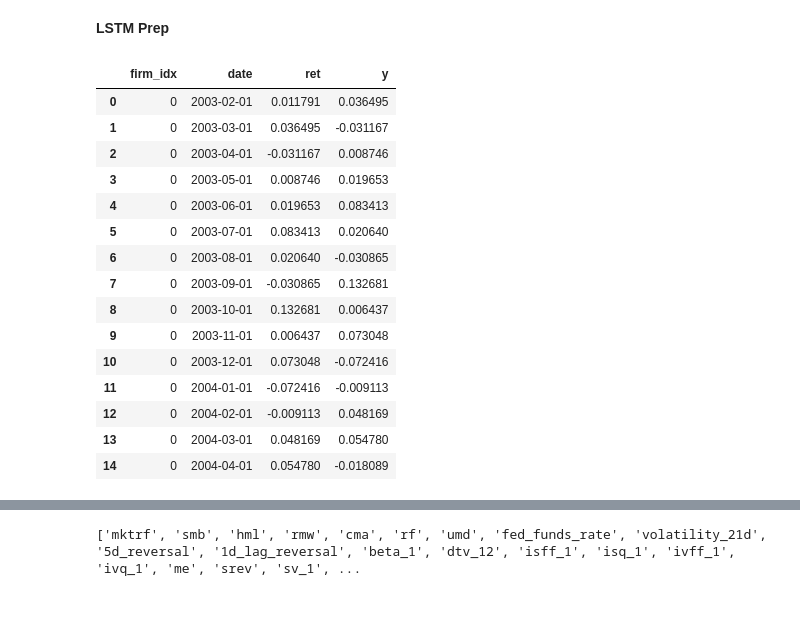
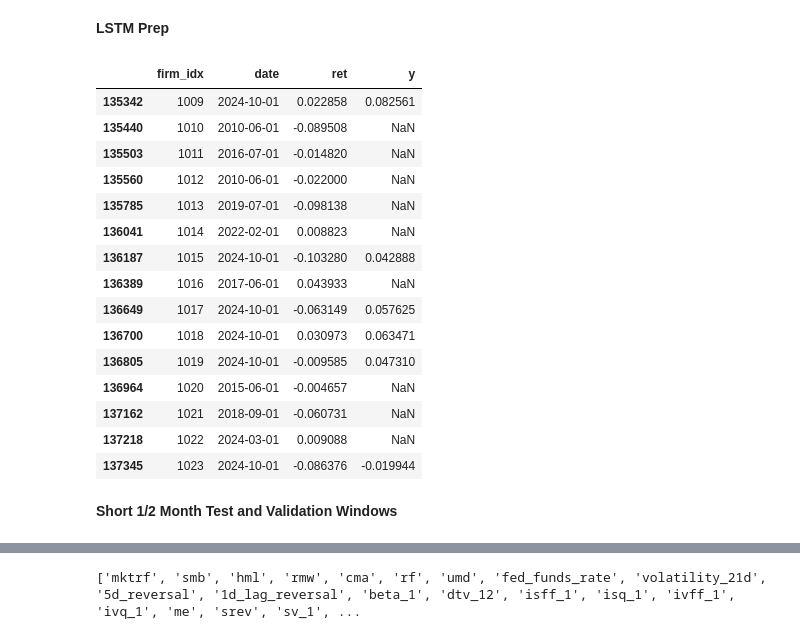
Before and after one commit to nilsberzins/SDF-Research, a Jupyter notebook: SDF-AP Data Current.ipynb, the cells around one changed output, grey strips where cells are left out. Saved outputs shown, nothing was run; the diff lists cells and outputs as text; code cells hidden in the pictures; blank space fills up the shorter version.

Commit message:
Prep for including both long + short term val/test windows

```diff
--- a/SDF-AP Data Current.ipynb
+++ b/SDF-AP Data Current.ipynb
@@ -592,24 +581,35 @@ temp['firm_idx'] = temp['comp_name'].map(firm_vocab)
 ind_vocab = {g:i for i,g in enumerate(sorted(temp['Major Group'].unique()))}
 temp['industry_idx'] = temp['Major Group'].map(ind_vocab)
 # %%
-temp[['firm_idx', 'date', 'ret', 'y']].head(15)
+# temp[['firm_idx', 'date', 'ret', 'y']]
+
+# temp[['firm_idx', 'date', 'ret', 'y']]
+
+# keep the last row before 2024-11-30 for each firm_idx (so firm_idx is unique)
+temp.loc[
+	temp['date'] < pd.to_datetime('2024-11-01')
+].sort_values(['firm_idx', 'date']).groupby('firm_idx', sort=False).tail(1)[
+	['firm_idx', 'date', 'ret', 'y']
+].tail(15)
 # %% [output]
 |  | firm_idx | date | ret | y |
-| 0 | 0 | 2003-02-01 | 0.011791 | 0.036495 |
-| 1 | 0 | 2003-03-01 | 0.036495 | -0.031167 |
-| 2 | 0 | 2003-04-01 | -0.031167 | 0.008746 |
-| 3 | 0 | 2003-05-01 | 0.008746 | 0.019653 |
-| 4 | 0 | 2003-06-01 | 0.019653 | 0.083413 |
-| 5 | 0 | 2003-07-01 | 0.083413 | 0.020640 |
-| 6 | 0 | 2003-08-01 | 0.020640 | -0.030865 |
-| 7 | 0 | 2003-09-01 | -0.030865 | 0.132681 |
-| 8 | 0 | 2003-10-01 | 0.132681 | 0.006437 |
-| 9 | 0 | 2003-11-01 | 0.006437 | 0.073048 |
-| 10 | 0 | 2003-12-01 | 0.073048 | -0.072416 |
-| 11 | 0 | 2004-01-01 | -0.072416 | -0.009113 |
-| 12 | 0 | 2004-02-01 | -0.009113 | 0.048169 |
-| 13 | 0 | 2004-03-01 | 0.048169 | 0.054780 |
-| 14 | 0 | 2004-04-01 | 0.054780 | -0.018089 |
+| 135342 | 1009 | 2024-10-01 | 0.022858 | 0.082561 |
+| 135440 | 1010 | 2010-06-01 | -0.089508 | NaN |
+| 135503 | 1011 | 2016-07-01 | -0.014820 | NaN |
+| 135560 | 1012 | 2010-06-01 | -0.022000 | NaN |
+| 135785 | 1013 | 2019-07-01 | -0.098138 | NaN |
+| 136041 | 1014 | 2022-02-01 | 0.008823 | NaN |
+| 136187 | 1015 | 2024-10-01 | -0.103280 | 0.042888 |
+| 136389 | 1016 | 2017-06-01 | 0.043933 | NaN |
+| 136649 | 1017 | 2024-10-01 | -0.063149 | 0.057625 |
+| 136700 | 1018 | 2024-10-01 | 0.030973 | 0.063471 |
+| 136805 | 1019 | 2024-10-01 | -0.009585 | 0.047310 |
+| 136964 | 1020 | 2015-06-01 | -0.004657 | NaN |
+| 137162 | 1021 | 2018-09-01 | -0.060731 | NaN |
+| 137218 | 1022 | 2024-03-01 | 0.009088 | NaN |
+| 137345 | 1023 | 2024-10-01 | -0.086376 | -0.019944 |
+# %% [markdown]
+**Short 1/2 Month Test and Validation Windows**
 # %%
 #------------------------
 # 1) CONFIG
```
Also changed, not shown: parts of 10 cells of this notebook.
